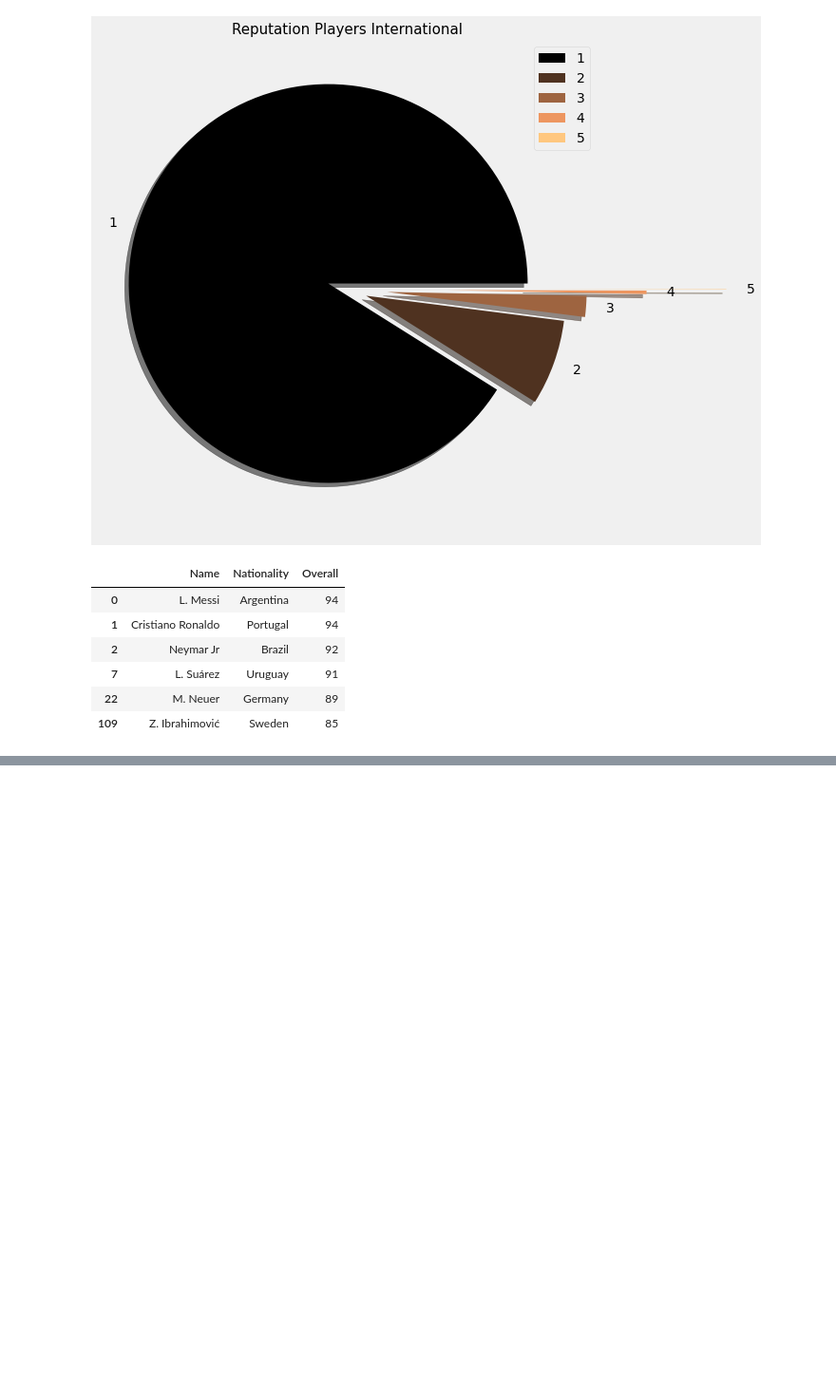
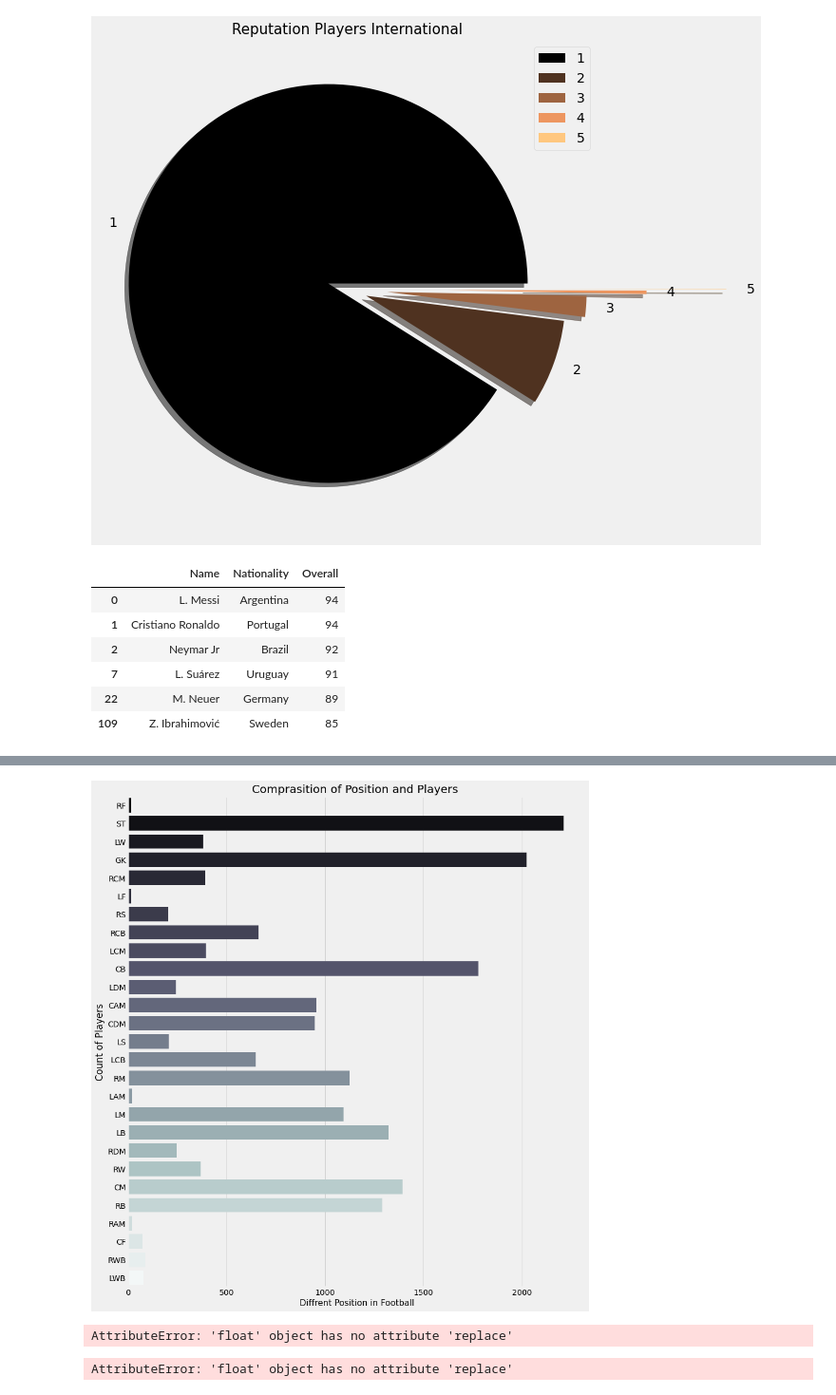
Before and after one commit to faizramadhan0202/Players-Analyst, a Jupyter notebook: Players Analysis.ipynb, the cells around one changed output, grey strips where cells are left out. Shown at 95% size. Drawn from its saved outputs; the diff is of its cells as text; code cells hidden in the pictures; blank space fills up the shorter version.

```diff
--- a/Players Analysis.ipynb
+++ b/Players Analysis.ipynb
@@ -277,0 +278,29 @@ KeyError: 'Week Foot'
+# %%
+#Diffrent Position acquire by players
+
+plt.figure(figsize = (13, 15))
+plt.style.use('fivethirtyeight')
+
+ax = sns.countplot(y = 'Position', data = data, palette = 'bone')
+ax.set_xlabel(xlabel = 'Diffrent Position in Football', fontsize = 15)
+ax.set_ylabel(ylabel = 'Count of Players')
+ax.set_title(label = 'Comprasition of Position and Players ', fontsize= 20)
+plt.show()
+# %% [output]
+[figure, added]
+# %%
+#defining a function for cleaning the weight data
+
+def extract_value_from(value):
+    out = value.replace('lbs', '')
+    return float(out)
+
+#applying
+data['Weight'] = data['Weight'].apply(lambda x : extract_value_from(x))
+
+#plotting the distribution of  the weight of the players
+sns.distplot(data['Weight'], color = 'black')
+plt.title('Distribution of The Players Weight', fontsize = 15)
+plt.show()
+# %% [output]
+AttributeError: 'float' object has no attribute 'replace'
@@ -277,0 +317,18 @@ KeyError: 'Week Foot'
+# %%
+#applying the function to the wage and value column
+
+data['Value'] = data['Value'].apply(lambda x : extract_value_from(x))
+data['Wage'] = data['Wage'].apply(lambda x : extract_value_from(x))
+
+#Visualization
+plt.rcParams['figure.figsize'] = (16, 5)
+plt.subplot(1, 2, 1)
+sns.distplot(data['Value'], color = 'violet')
+plt.title('Distribution of Value of The Players')
+
+plt.subplot(1, 2, 1)
+sns.distplot(data['Wage'], color = 'purple')
+plt.title('Distribution of Wages of The Players')
+plt.show()
+# %% [output]
+AttributeError: 'float' object has no attribute 'replace'
```
Also changed, not shown: parts of 3 cells of this notebook.
